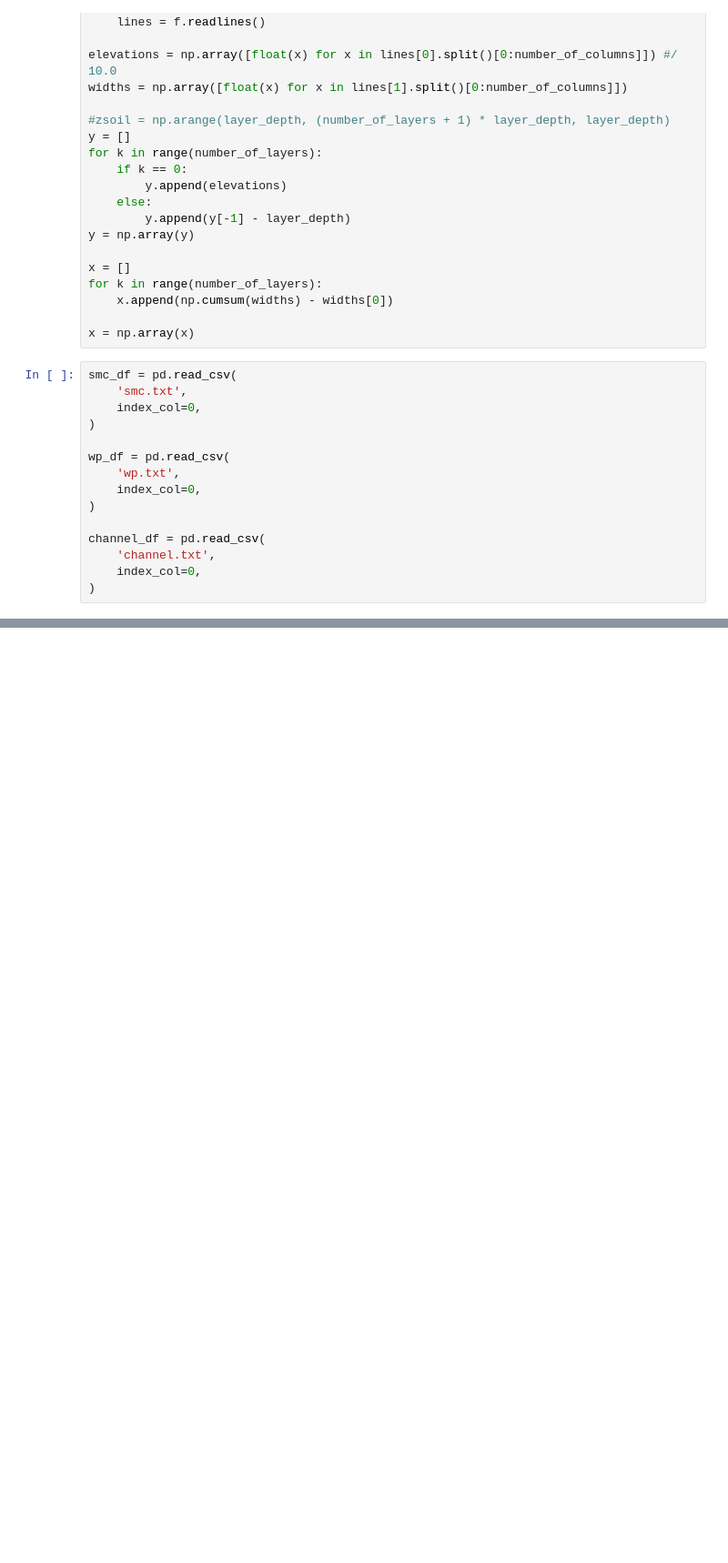
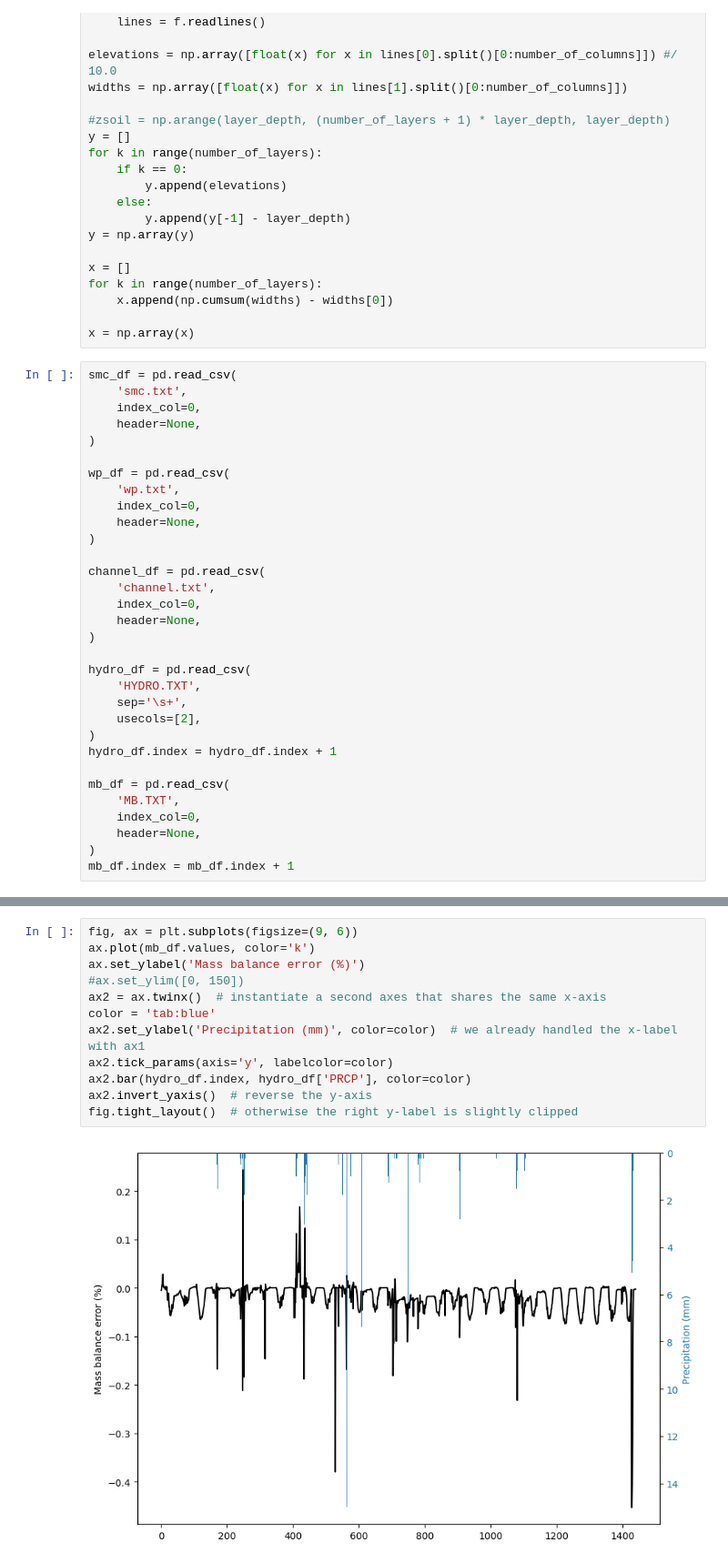
Before and after one commit to PSUmodeling/Richards-equation-CVODE-test, a Jupyter notebook: CrankNicholson-2D.ipynb, the cells around one changed output, grey strips where cells are left out. Shown at 91% size. Saved outputs shown, nothing was run; the diff lists cells and outputs as text; blank space fills up the shorter version.

Commit message:
:sparkles: Print mass balance output

```diff
--- a/CrankNicholson-2D.ipynb
+++ b/CrankNicholson-2D.ipynb
@@ -48,17 +48,34 @@ x = np.array(x)
 smc_df = pd.read_csv(
     'smc.txt',
     index_col=0,
+    header=None,
 )
 
 wp_df = pd.read_csv(
     'wp.txt',
     index_col=0,
+    header=None,
 )
 
 channel_df = pd.read_csv(
     'channel.txt',
     index_col=0,
+    header=None,
 )
+
+hydro_df = pd.read_csv(
+    'HYDRO.TXT',
+    sep='\s+',
+    usecols=[2],
+)
+hydro_df.index = hydro_df.index + 1
+
+mb_df = pd.read_csv(
+    'MB.TXT',
+    index_col=0,
+    header=None,
+)
+mb_df.index = mb_df.index + 1
 # %%
 from mpl_toolkits.axes_grid1.inset_locator import inset_axes
 
@@ -136,0 +142,14 @@ ax.plot(df.values[:, 0])
+# %%
+fig, ax = plt.subplots(figsize=(9, 6))
+ax.plot(mb_df.values, color='k')
+ax.set_ylabel('Mass balance error (%)')
+#ax.set_ylim([0, 150])
+ax2 = ax.twinx()  # instantiate a second axes that shares the same x-axis
+color = 'tab:blue'
+ax2.set_ylabel('Precipitation (mm)', color=color)  # we already handled the x-label with ax1
+ax2.tick_params(axis='y', labelcolor=color)
+ax2.bar(hydro_df.index, hydro_df['PRCP'], color=color)
+ax2.invert_yaxis()  # reverse the y-axis
+fig.tight_layout()  # otherwise the right y-label is slightly clipped
+# %% [output]
+[figure, added]
```
Also changed, not shown: parts of 4 cells of this notebook, 2 other files.
